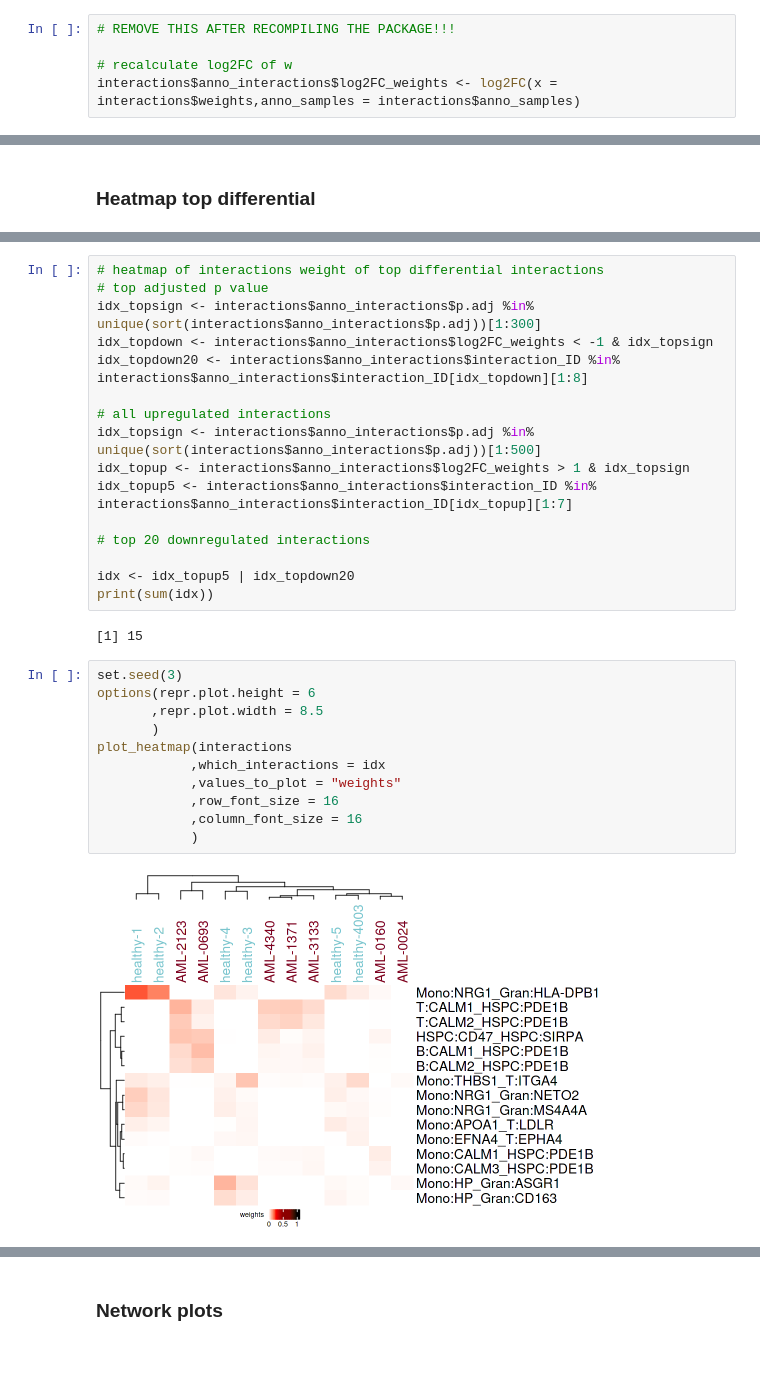
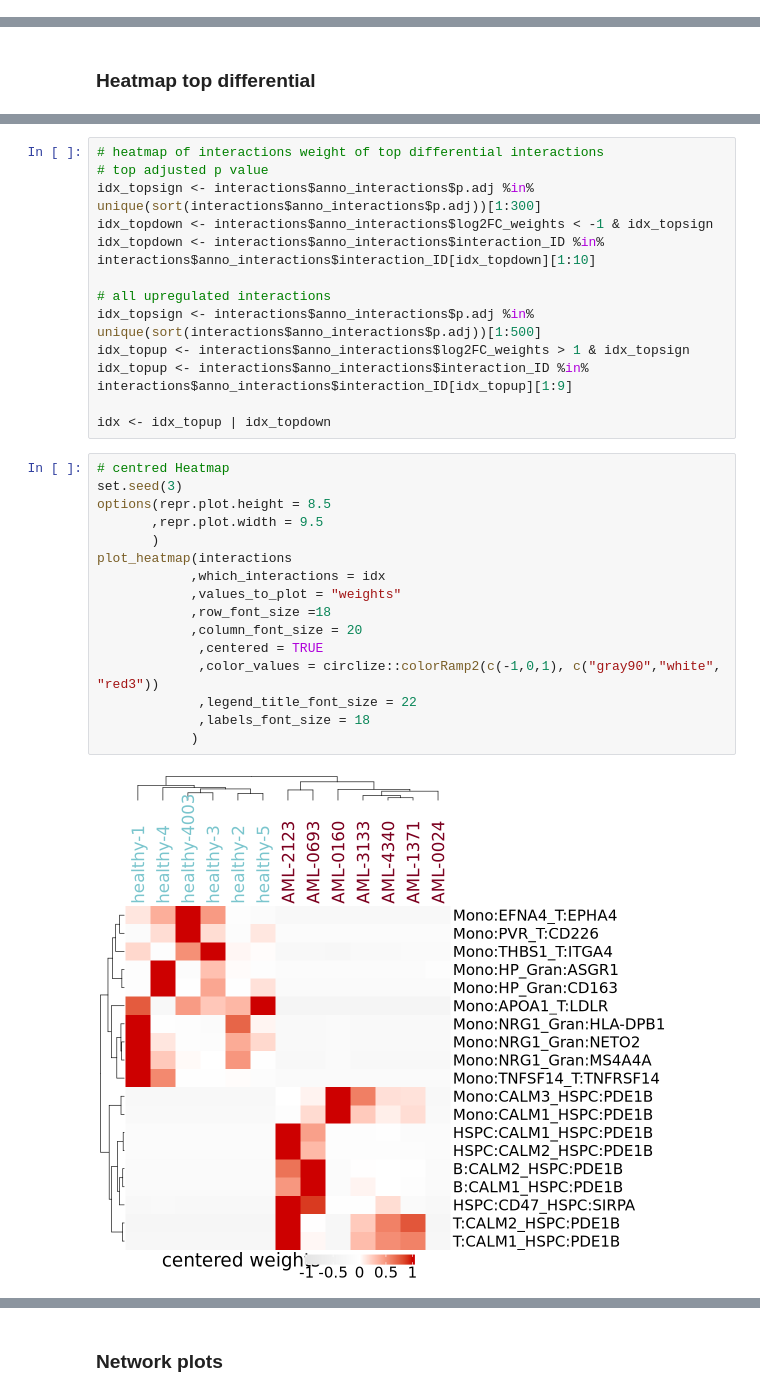
Before and after one commit to SoloveyMaria/community, a Jupyter notebook: docs/showcase_notebooks/Lasry/visualization.ipynb, the cells around one changed output, grey strips where cells are left out. Drawn from its saved outputs; the diff is of its cells as text; blank space fills up the shorter version.

```diff
--- a/docs/showcase_notebooks/Lasry/visualization.ipynb
+++ b/docs/showcase_notebooks/Lasry/visualization.ipynb
@@ -220,11 +210,6 @@ print(sum(idx_up & idx_sign))
 [1] 2670
 [1] "upregulated:"
 [1] 109
-# %%
-# REMOVE THIS AFTER RECOMPILING THE PACKAGE!!!
-
-# recalculate log2FC of w
-interactions$anno_interactions$log2FC_weights <- log2FC(x = interactions$weights,anno_samples = interactions$anno_samples)
 # %%
 # volcano plot
 options(repr.plot.height = 5
@@ -261,29 +246,29 @@ This message can be suppressed by:
 # top adjusted p value
 idx_topsign <- interactions$anno_interactions$p.adj %in% unique(sort(interactions$anno_interactions$p.adj))[1:300]
 idx_topdown <- interactions$anno_interactions$log2FC_weights < -1 & idx_topsign
-idx_topdown20 <- interactions$anno_interactions$interaction_ID %in% interactions$anno_interactions$interaction_ID[idx_topdown][1:8]
+idx_topdown <- interactions$anno_interactions$interaction_ID %in% interactions$anno_interactions$interaction_ID[idx_topdown][1:10]
 
 # all upregulated interactions
 idx_topsign <- interactions$anno_interactions$p.adj %in% unique(sort(interactions$anno_interactions$p.adj))[1:500]
 idx_topup <- interactions$anno_interactions$log2FC_weights > 1 & idx_topsign
-idx_topup5 <- interactions$anno_interactions$interaction_ID %in% interactions$anno_interactions$interaction_ID[idx_topup][1:7]
+idx_topup <- interactions$anno_interactions$interaction_ID %in% interactions$anno_interactions$interaction_ID[idx_topup][1:9]
 
-# top 20 downregulated interactions
-
-idx <- idx_topup5 | idx_topdown20
-print(sum(idx))
+idx <- idx_topup | idx_topdown
-# %% [output]
-[1] 15
 # %%
+# centred Heatmap
 set.seed(3)
-options(repr.plot.height = 6
-       ,repr.plot.width = 8.5
+options(repr.plot.height = 8.5
+       ,repr.plot.width = 9.5
        )
 plot_heatmap(interactions
             ,which_interactions = idx
             ,values_to_plot = "weights"
-            ,row_font_size = 16
-            ,column_font_size = 16
+            ,row_font_size =18
+            ,column_font_size = 20
+             ,centered = TRUE
+             ,color_values = circlize::colorRamp2(c(-1,0,1), c("gray90","white", "red3"))
+             ,legend_title_font_size = 22
+             ,labels_font_size = 18
             )
 # %% [output]
-[figure, old version]
+[figure, new version]
```
Also changed, not shown: parts of 12 cells of this notebook, 1 other file.
